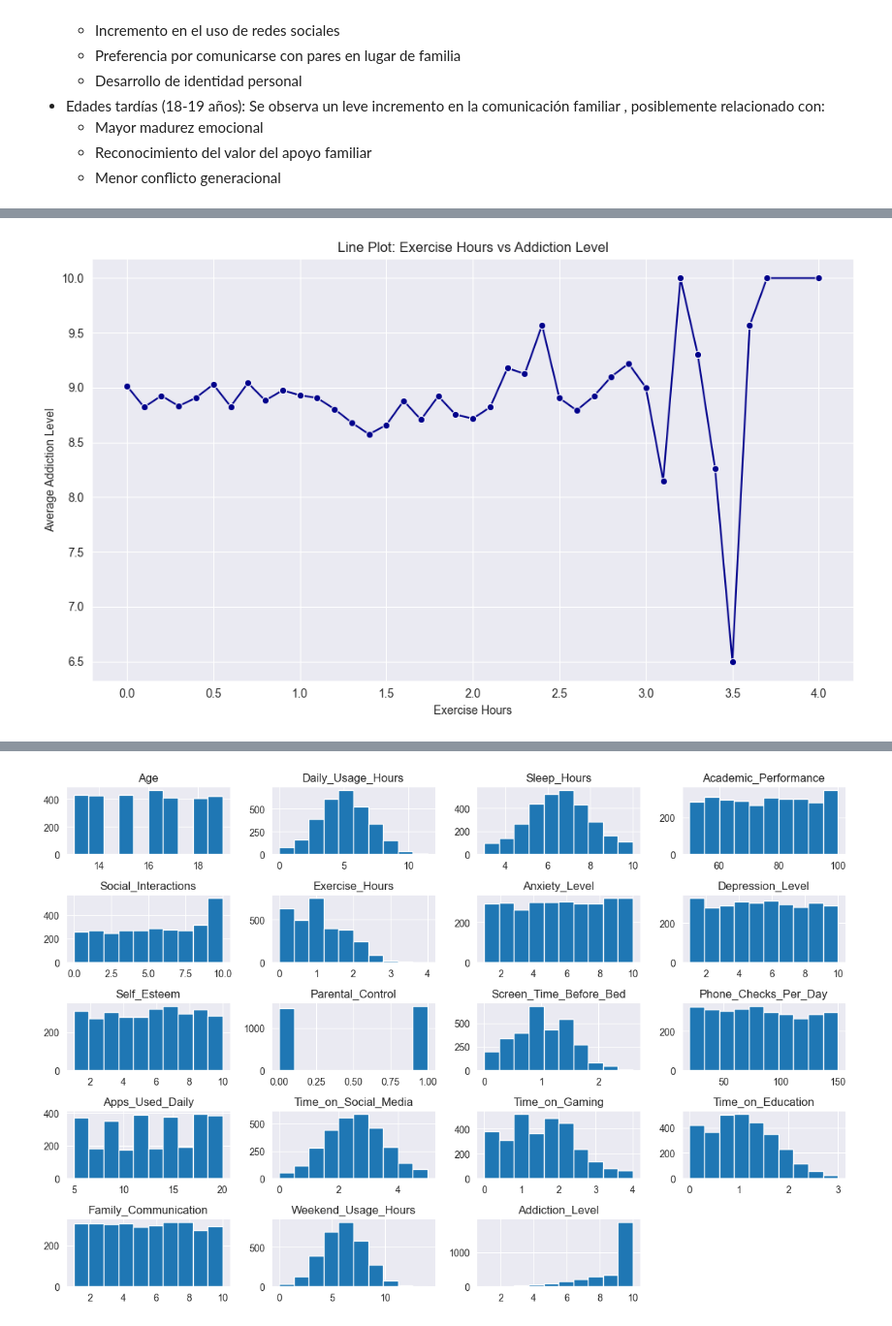
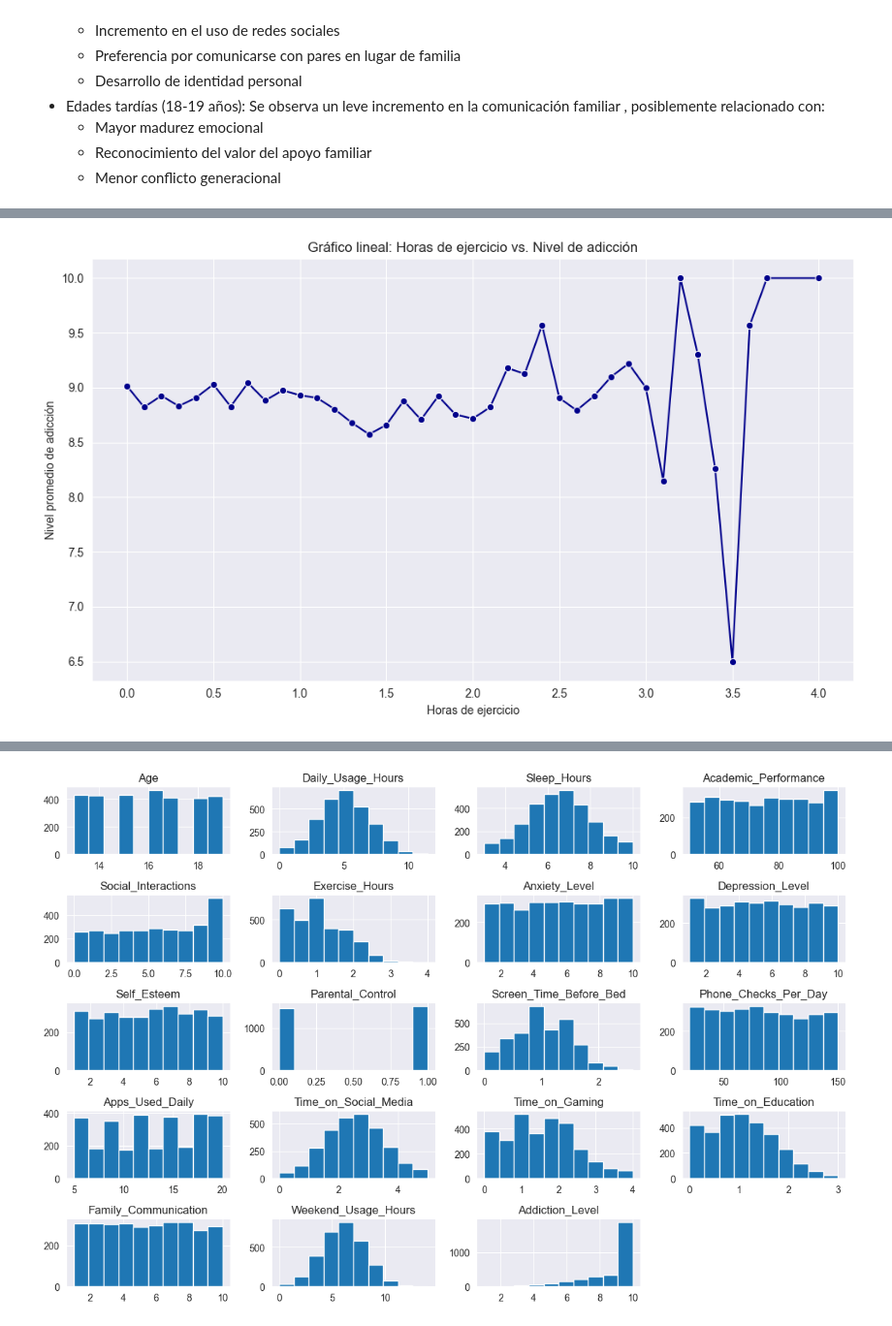
Before and after one commit to somoel/uso_telefono_adolescentes, a Jupyter notebook: notebooks/analysis.ipynb, the cells around one changed output, grey strips where cells are left out. Shown at 97% size. Cells and saved outputs as stored; diff of their text form; code cells hidden in the pictures.

```diff
--- a/notebooks/analysis.ipynb
+++ b/notebooks/analysis.ipynb
@@ -295,15 +315,15 @@ plt.show()
 # %%
 # ejercicio vs adiccion
 grouped_df = df.groupby('Exercise_Hours')['Addiction_Level'].mean().reset_index()
 
 # Line plot
 plt.figure(figsize=(10, 6))
 sns.lineplot(data=grouped_df, x='Exercise_Hours', y='Addiction_Level', marker='o', color='darkblue')
-plt.title('Line Plot: Exercise Hours vs Addiction Level')
-plt.xlabel('Exercise Hours')
-plt.ylabel('Average Addiction Level')
+plt.title('Gráfico lineal: Horas de ejercicio vs. Nivel de adicción')
+plt.xlabel('Horas de ejercicio')
+plt.ylabel('Nivel promedio de adicción')
 plt.grid(True)
 plt.tight_layout()
 plt.show()
 # %% [output]
-[figure, old version]
+[figure, new version]
```
Also changed, not shown: parts of 24 cells of this notebook.
